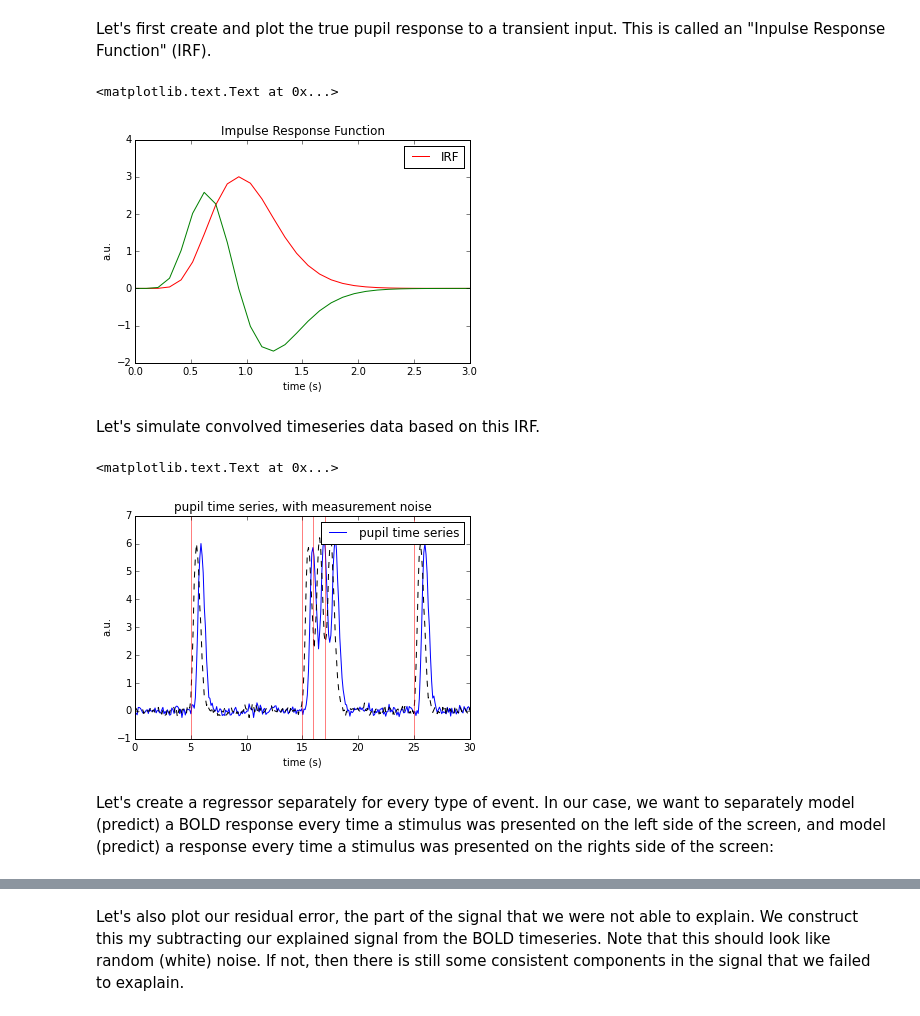
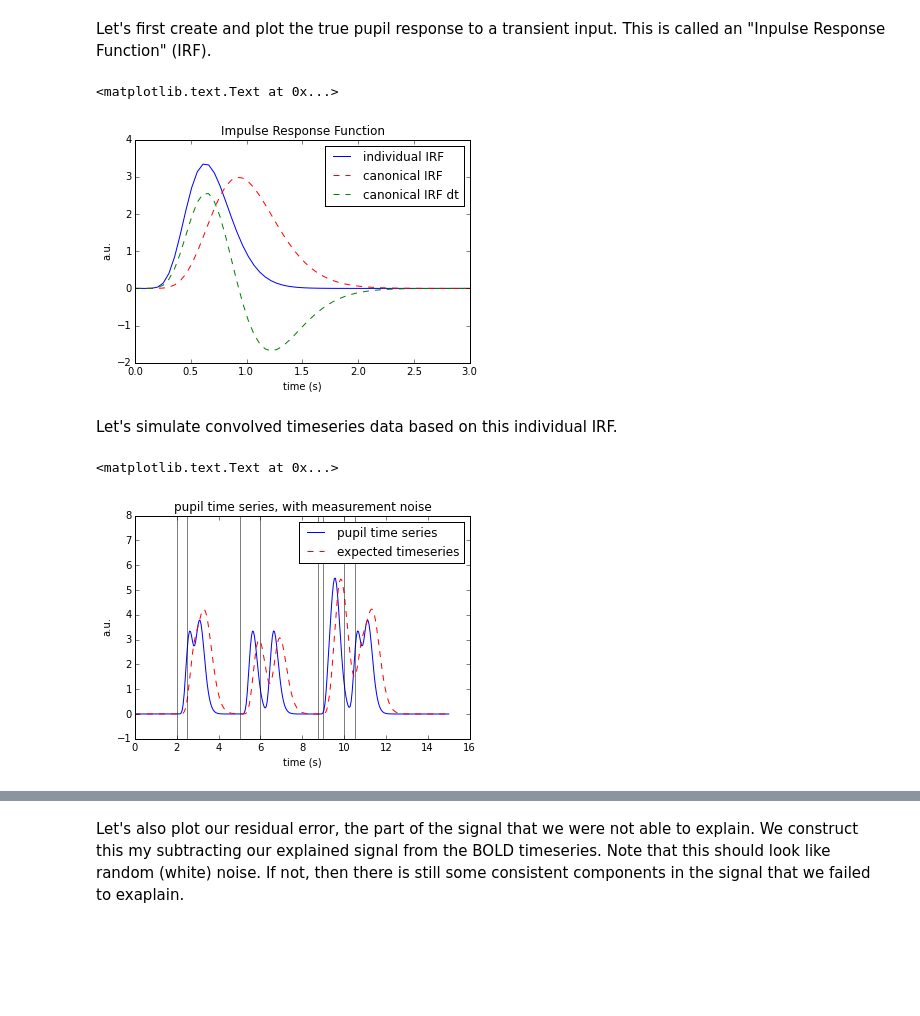
Before and after one commit to jwdegee/IPython-Notebook-Tutorials, a Jupyter notebook: GLM_delay.ipynb, the cells around one changed output, grey strips where cells are left out. Saved outputs shown, nothing was run; the diff lists cells and outputs as text; code cells hidden in the pictures; blank space fills up the shorter version.

```diff
--- a/GLM_delay.ipynb
+++ b/GLM_delay.ipynb
@@ -23,98 +23,99 @@ Let's do inline plotting:
 # %% [markdown]
 Let's first create and plot the true pupil response to a transient input. This is called an "Inpulse Response Function" (IRF).
 # %%
-# define an Impulse Response Function:
 def pupil_IRF(timepoints, s=1.0/(10**26), n=10.1, tmax=0.93):
 
     """ pupil_IRF defines the IRF (response to a transient input) of the pupil.
 
     Parameters
     ----------
-    t: IRF is defined with respect to 't'
+    timepoints: timepoints to evulate function
     s: scaling factor
     n: sets the width
     tmax: sets the time to peak
-    IRF_len: function is evaluated for t = [0:IRF_len]
 
     Returns
     -------
-    y: IRF evaluated for t = [0:IRF_len]
-    yprime: IRF first derivative evaluated for t = [0:IRF_len]
+    y: IRF evaluated for 'timepoints'
+    y_dt: IRF first derivative evaluated for 'timepoints'
 
     """
 
     # in sympy:
-    t = Symbol('t')
+    t = sympy.Symbol('t')
     y = ( (s) * (t**n) * (math.e**((-n*t)/tmax)) )
     yprime = y.diff(t)
 
     # lambdify:
-    y = lambdify(t, y, "numpy")
-    yprime = lambdify(t, yprime, "numpy")
+    y = sympy.lambdify(t, y, "numpy")
+    y_dt = sympy.lambdify(t, yprime, "numpy")
 
     # evaluate:
     y = y(timepoints)
-    yprime = yprime(timepoints)
+    y_dt = y_dt(timepoints)
 
-    return (y, yprime)
+    # normalize:
+    y = y/np.std(y)
+    y_dt = y_dt/np.std(y_dt)
+
+    return (y, y_dt)
+
 
 # create the IRF:
-sample_rate = 10
+tmax_shifted = 0.93-0.3
+sample_rate = 20
 IRF_len = 3.0 # in seconds
 timepoints = np.linspace(0,IRF_len,IRF_len*sample_rate)
+IRF, IRF_prime = pupil_IRF(timepoints=timepoints)
+IRF_shifted, IRF_prime_shifted = pupil_IRF(timepoints=timepoints, tmax=tmax_shifted)
 
-IRF, IRF_prime = pupil_IRF(timepoints=timepoints)
-IRF = IRF / IRF.std()
-IRF_prime = IRF_prime / IRF_prime.std()
+# IRF_len = 20.0 # in seconds
+# timepoints = np.linspace(0,IRF_len,IRF_len*sample_rate)
+# IRF, IRF_prime = HRF(timepoints=timepoints)
 
 # plot the IRF:
 fig = plt.figure()
-plt.plot(timepoints, IRF, color='r')
-plt.plot(timepoints, IRF_prime, color='g')
-plt.legend(['IRF'])
+plt.plot(timepoints, IRF_shifted, color='b')
+plt.plot(timepoints, IRF, color='r', ls='--')
+plt.plot(timepoints, IRF_prime, color='g', ls='--')
+
+plt.legend(['individual IRF', 'canonical IRF', 'canonical IRF dt',])
 plt.title('Impulse Response Function')
 plt.xlabel('time (s)')
 plt.ylabel('a.u.')
 # %% [output]
 <matplotlib.text.Text at 0x...>
-[figure, old version]
+[figure, new version]
 # %% [markdown]
-Let's simulate convolved timeseries data based on this IRF.
+Let's simulate convolved timeseries data based on this individual IRF.
 # %%
-true_beta = 2
-duration = 30 # in seconds
-times = np.array([5,15,16,17,25])
+true_beta = 1
+duration = 15 # in seconds
+times = np.array([2,2.5,5,6,8.75,9,10,10.5,])
 input_signal = np.zeros(duration * sample_rate)
 for i in times:
     input_signal[i*sample_rate] = true_beta
 
 # convolve inputs with IRF:
 convolved_signal = (sp.convolve(input_signal, IRF, 'full'))[:-(IRF.shape[0]-1)]
+convolved_signal_shifted = (sp.convolve(input_signal, IRF_shifted, 'full'))[:-(IRF.shape[0]-1)]
 
-# let's add some noise:
-convolved_signal_noise = convolved_signal + np.random.normal(0,0.1,len(convolved_signal))
-
-# shift:
-shift = -0.400
-if shift < 0:
-    convolved_signal_noise_shifted = np.concatenate((convolved_signal_noise[abs(shift)*sample_rate:], convolved_signal_noise[0:abs(shift)*sample_rate]))
-if shift > 0:
-    convolved_signal_noise_shifted = np.concatenate((convolved_signal_noise[0:abs(shift)*sample_rate], convolved_signal_noise[0:-abs(shift)*sample_rate:]))
+# # let's add some noise:
+# convolved_signal = convolved_signal + np.random.normal(0,0.2,len(convolved_signal))
+# convolved_signal_shifted = convolved_signal_shifted + np.random.normal(0,0.2,len(convolved_signal_shifted))
 
 # plot simulated convolved signal with noise:
 timepoints = np.linspace(0,duration,duration*sample_rate)
 fig = plt.figure()
-plt.plot(timepoints, convolved_signal_noise, 'b')
-plt.plot(timepoints, convolved_signal_noise_shifted, 'k', ls='--')
-plt.legend(['pupil time series'], loc=1)
+plt.plot(timepoints, convolved_signal_shifted, 'b')
+plt.plot(timepoints, convolved_signal, 'r', ls='--')
+plt.ylim(-1,8)
+plt.legend(['pupil time series', 'expected timeseries',], loc=1)
 for i in times:
-    plt.axvline(i, color='r', alpha=0.5)
-# plt.legend(['"true" neural signal', 'pupil time series'], loc=1)
+    plt.axvline(i, color='k', alpha=0.5)
 plt.title('pupil time series, with measurement noise')
 plt.xlabel('time (s)')
 plt.ylabel('a.u.')
 # %% [output]
 <matplotlib.text.Text at 0x...>
-[figure, old version]
+[figure, new version]
-# %% [markdown]
-Let's create a regressor separately for every type of event. In our case, we want to separately model (predict) a BOLD response every time a stimulus was presented on the left side of the screen, and model (predict) a response every time a stimulus was presented on the rights side of the screen:
```
Also changed, not shown: parts of 14 cells of this notebook.
